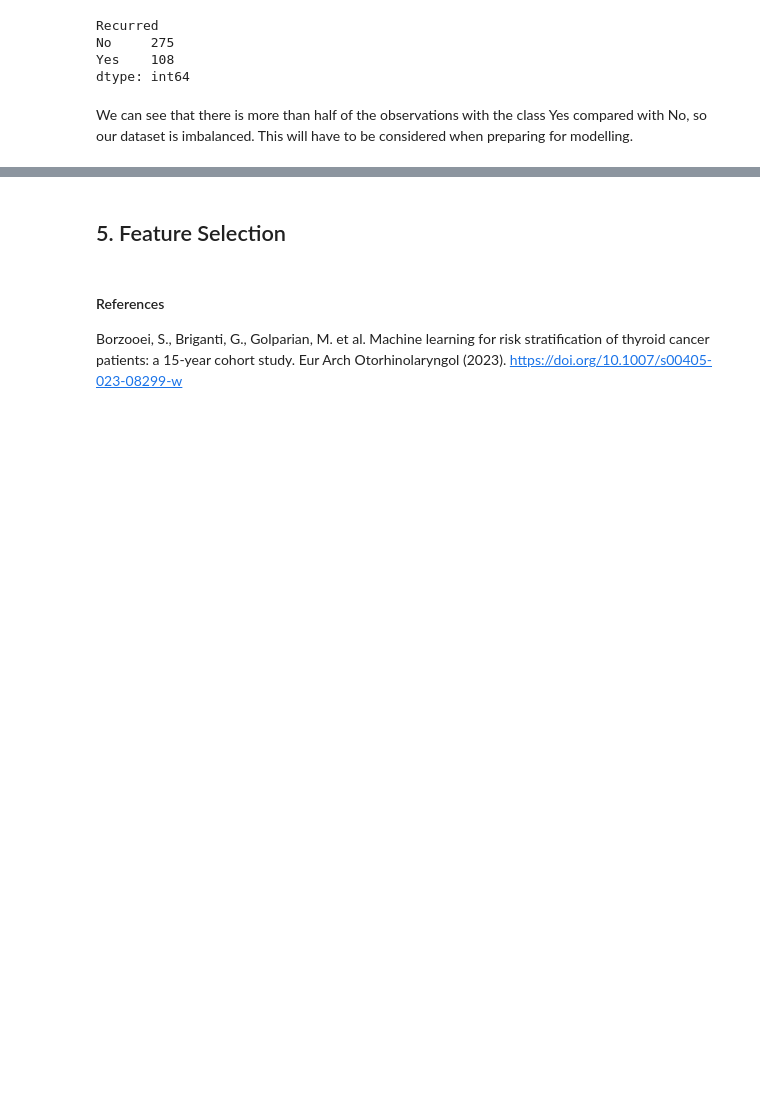
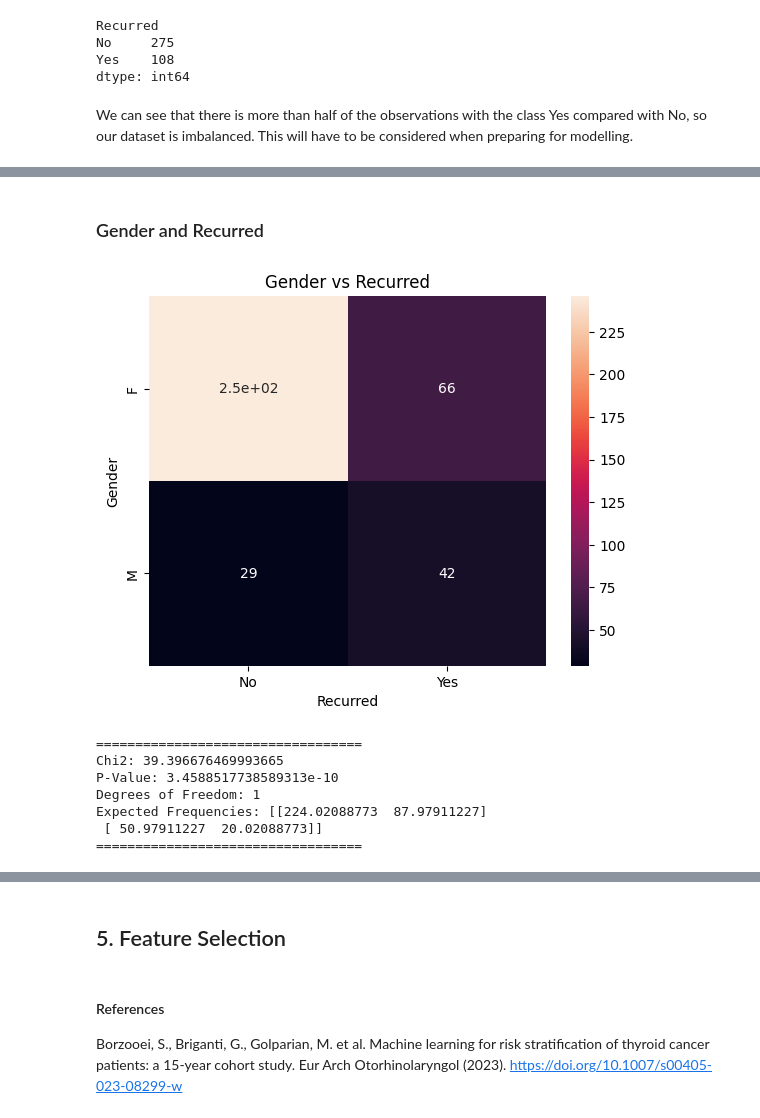
Before and after one commit to ShaniceWilliams/thyroid-study, a Jupyter notebook: notebooks/1.0-eda.ipynb, the cells around one changed output, grey strips where cells are left out. Saved outputs shown, nothing was run; the diff lists cells and outputs as text; code cells hidden in the pictures; blank space fills up the shorter version.

Commit message:
Added function to create contingency heatmaps and complete chi-squared analysis.

```diff
--- a/notebooks/1.0-eda.ipynb
+++ b/notebooks/1.0-eda.ipynb
@@ -403,0 +414,26 @@ We can see that there is more than half of the observations with the class Yes c
+# %%
+def contingency_heatmap_and_chi2(feature_name: str):
+    cont_table = pd.crosstab(df[feature_name], df.Recurred)
+    sns.heatmap(cont_table, annot=True)
+    plt.title(f"{feature_name} vs Recurred")
+    plt.show()
+    chi2, p, dof, expected = chi2_contingency(cont_table)
+    print("==================================")
+    print(f"Chi2: {chi2}")
+    print(f"P-Value: {p}")
+    print(f"Degrees of Freedom: {dof}")
+    print(f"Expected Frequencies: {expected}")
+    print("==================================")
+# %% [markdown]
+### Gender and Recurred
+# %%
+contingency_heatmap_and_chi2("Gender")
+# %% [output]
+[figure, added]
+==================================
+Chi2: 39.396676469993665
+P-Value: 3.4588517738589313e-10
+Degrees of Freedom: 1
+Expected Frequencies: [[224.02088773  87.97911227]
+ [ 50.97911227  20.02088773]]
+==================================
```
Also changed, not shown: parts of 5 cells of this notebook, 1 other file.
